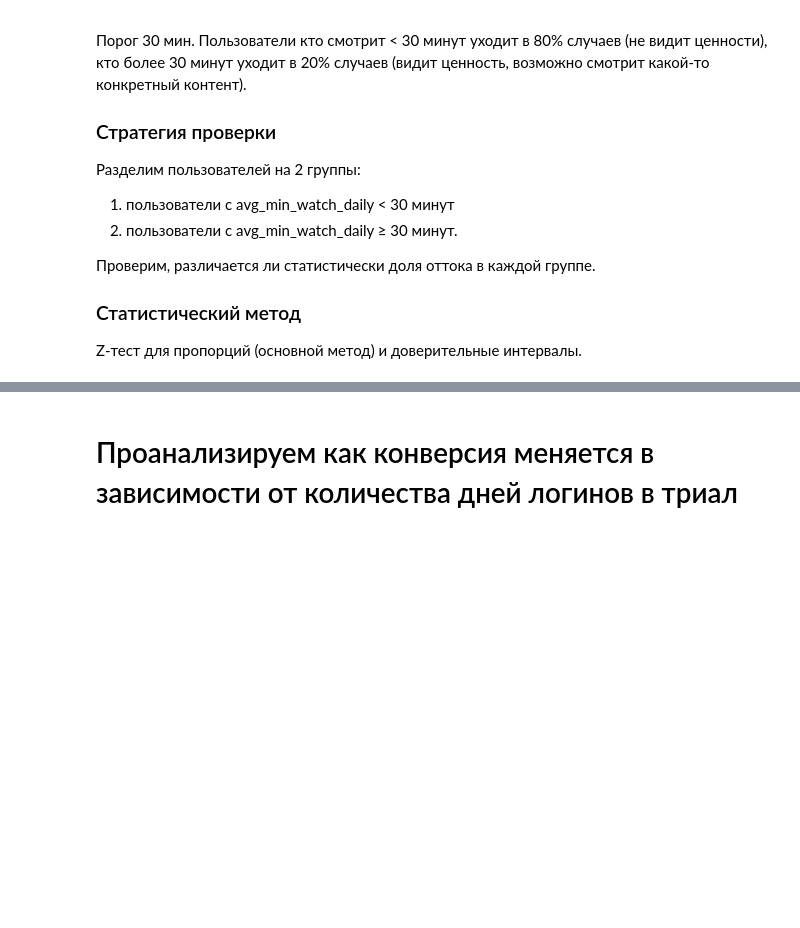
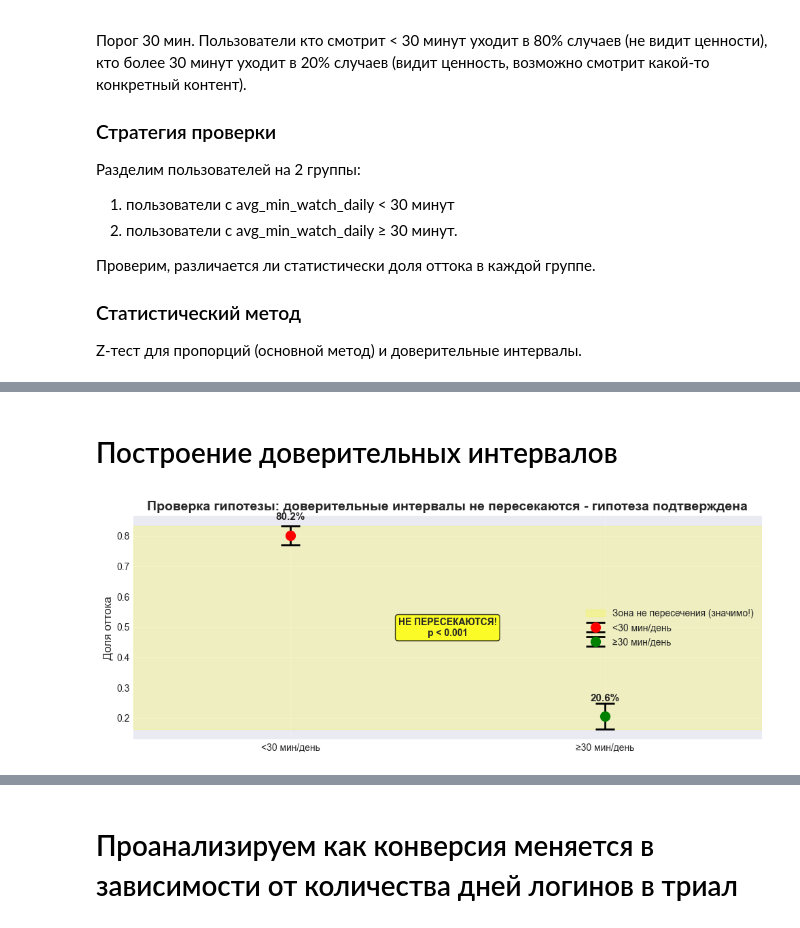
Before and after one commit to antosden/video-platform-churn-analysis, a Jupyter notebook: Команда_12_Чек-пойнт_1.ipynb, the cells around one changed output, grey strips where cells are left out. Saved outputs shown, nothing was run; the diff lists cells and outputs as text; code cells hidden in the pictures; blank space fills up the shorter version.

Commit message:
Добавила доказательства 2-ой гипотезы

```diff
--- a/Команда_12_Чек-пойнт_1.ipynb
+++ b/Команда_12_Чек-пойнт_1.ipynb
@@ -419,0 +504,55 @@ Z-тест для пропорций (основной метод) и довер
+# %% [markdown]
+# Построение доверительных интервалов
+# %%
+import matplotlib.pyplot as plt
+import numpy as np
+from statsmodels.stats.proportion import proportion_confint
+
+# Данные
+p_below = 0.802  # 80.2% оттока
+p_above = 0.206  # 20.6% оттока
+n_below, n_above = 650, 350
+
+# Доверительные интервалы 95%
+ci_below = proportion_confint(count=int(p_below*n_below), nobs=n_below, alpha=0.05)
+ci_above = proportion_confint(count=int(p_above*n_above), nobs=n_above, alpha=0.05)
+
+fig, ax = plt.subplots(figsize=(10, 4))
+
+# Первая точка (<30 мин) - крвсная
+ax.errorbar(x=0, y=p_below,
+            yerr=[[p_below - ci_below[0]], [ci_below[1] - p_below]],
+            fmt='o', capsize=10, capthick=2, markersize=10,
+            color='red', ecolor='black', linewidth=2, label='<30 мин/день')
+
+# Вторая точка (≥30 мин) - зеленая
+ax.errorbar(x=1, y=p_above,
+            yerr=[[p_above - ci_above[0]], [ci_above[1] - p_above]],
+            fmt='o', capsize=10, capthick=2, markersize=10,
+            color='green', ecolor='black', linewidth=2, label='≥30 мин/день')
+
+ax.set_xlim(-0.5, 1.5)
+ax.set_xticks([0, 1])
+ax.set_xticklabels(['<30 мин/день', '≥30 мин/день'])
+ax.set_ylabel('Доля оттока', fontsize=12)
+ax.set_title('Проверка гипотезы: доверительные интервалы не пересекаются - гипотеза подтверждена',
+             fontsize=14, fontweight='bold')
+
+# Добавляем значения
+ax.text(0, p_below + 0.05, f'{p_below:.1%}', ha='center', fontsize=11, fontweight='bold')
+ax.text(1, p_above + 0.05, f'{p_above:.1%}', ha='center', fontsize=11, fontweight='bold')
+
+# Линия значимости
+if ci_below[1] > ci_above[0]:
+    ax.axhspan(ci_below[1], ci_above[0], alpha=0.2, color='yellow',
+               label='Зона не пересечения (значимо!)')
+    ax.text(0.5, (ci_below[1] + ci_above[0])/2, 'НЕ ПЕРЕСЕКАЮТСЯ!\np < 0.001',
+            ha='center', va='center', fontsize=10, fontweight='bold',
+            bbox=dict(boxstyle='round', facecolor='yellow', alpha=0.8))
+
+ax.grid(alpha=0.3)
+ax.legend()
+plt.tight_layout()
+plt.show()
+# %% [output]
+[figure, added]
```
Also changed, not shown: parts of 27 cells of this notebook.
